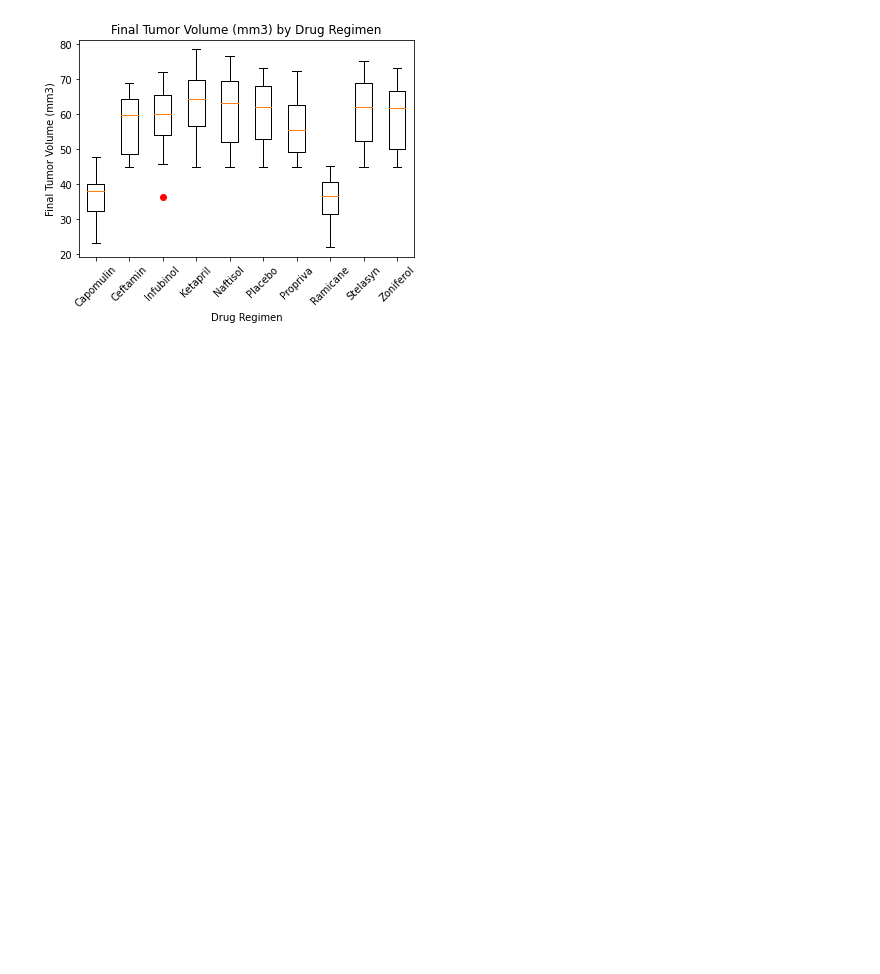
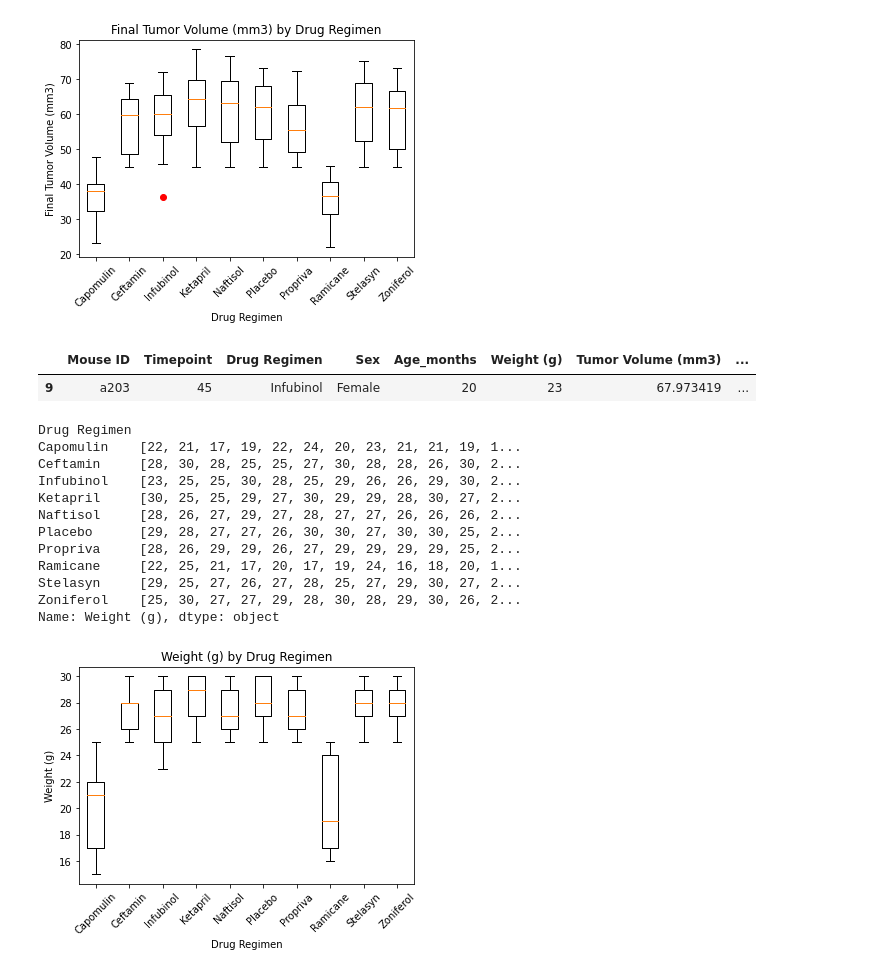
Before and after one commit to ChristyGruen/matplotlib-challenge, a Jupyter notebook: Pymaceuticals/pymaceuticals_Report.ipynb, the cells around one changed output. Drawn from its saved outputs; the diff is of its cells as text; code cells hidden in the pictures; blank space fills up the shorter version.

Commit message:
hw add FIO: drug regimen vs mouse weight boxplot

```diff
--- a/Pymaceuticals/pymaceuticals_Report.ipynb
+++ b/Pymaceuticals/pymaceuticals_Report.ipynb
@@ -548,3 +548,36 @@ Stelasyn     [63.44068627, 60.12201052, 62.76509317, 72.555...
 Zoniferol    [66.79415599, 60.41370908, 55.74514628, 67.942...
 Name: Tumor Volume (mm3), dtype: object
 [figure]
+# %%
+mmtv.head(1)
+# %% [output]
+|  | Mouse ID | Timepoint | Drug Regimen | Sex | Age_months | Weight (g) | Tumor Volume (mm3) | ... |
+| 9 | a203 | 45 | Infubinol | Female | 20 | 23 | 67.973419 | ... |
+# %%
+## CHRISCHECK
+mousewt = mmtv.groupby('Drug Regimen')['Weight (g)'].agg(list)
+print(mousewt)
+type(mousewt)
+
+fig1,ax1 = plt.subplots()
+ax1.set_ylabel('Weight (g)')
+ax1.set_xlabel('Drug Regimen')
+ax1.set_title('Weight (g) by Drug Regimen')
+ax1.boxplot(mousewt,0,'ro',labels = mousewt.index)
+plt.xticks(rotation= 45)
+# ax1.boxplot(finalTV)
+plt.show()
+# %% [output]
+Drug Regimen
+Capomulin    [22, 21, 17, 19, 22, 24, 20, 23, 21, 21, 19, 1...
+Ceftamin     [28, 30, 28, 25, 25, 27, 30, 28, 28, 26, 30, 2...
+Infubinol    [23, 25, 25, 30, 28, 25, 29, 26, 26, 29, 30, 2...
+Ketapril     [30, 25, 25, 29, 27, 30, 29, 29, 28, 30, 27, 2...
+Naftisol     [28, 26, 27, 29, 27, 28, 27, 27, 26, 26, 26, 2...
+Placebo      [29, 28, 27, 27, 26, 30, 30, 27, 30, 30, 25, 2...
+Propriva     [28, 26, 29, 29, 26, 27, 29, 29, 29, 29, 25, 2...
+Ramicane     [22, 25, 21, 17, 20, 17, 19, 24, 16, 18, 20, 1...
+Stelasyn     [29, 25, 27, 26, 27, 28, 25, 27, 29, 30, 27, 2...
+Zoniferol    [25, 30, 27, 27, 29, 28, 30, 28, 29, 30, 26, 2...
+Name: Weight (g), dtype: object
+[figure, added]
```
